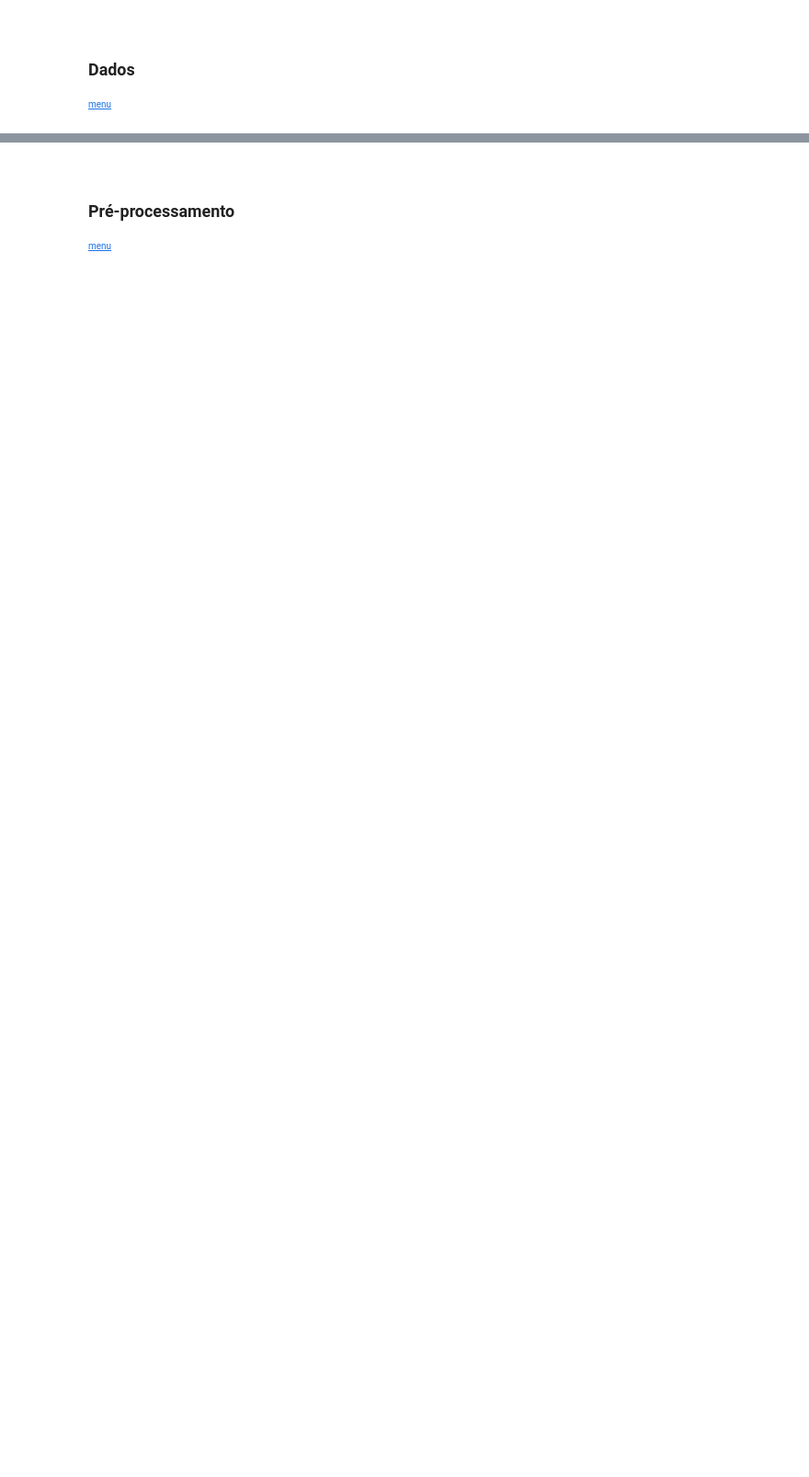
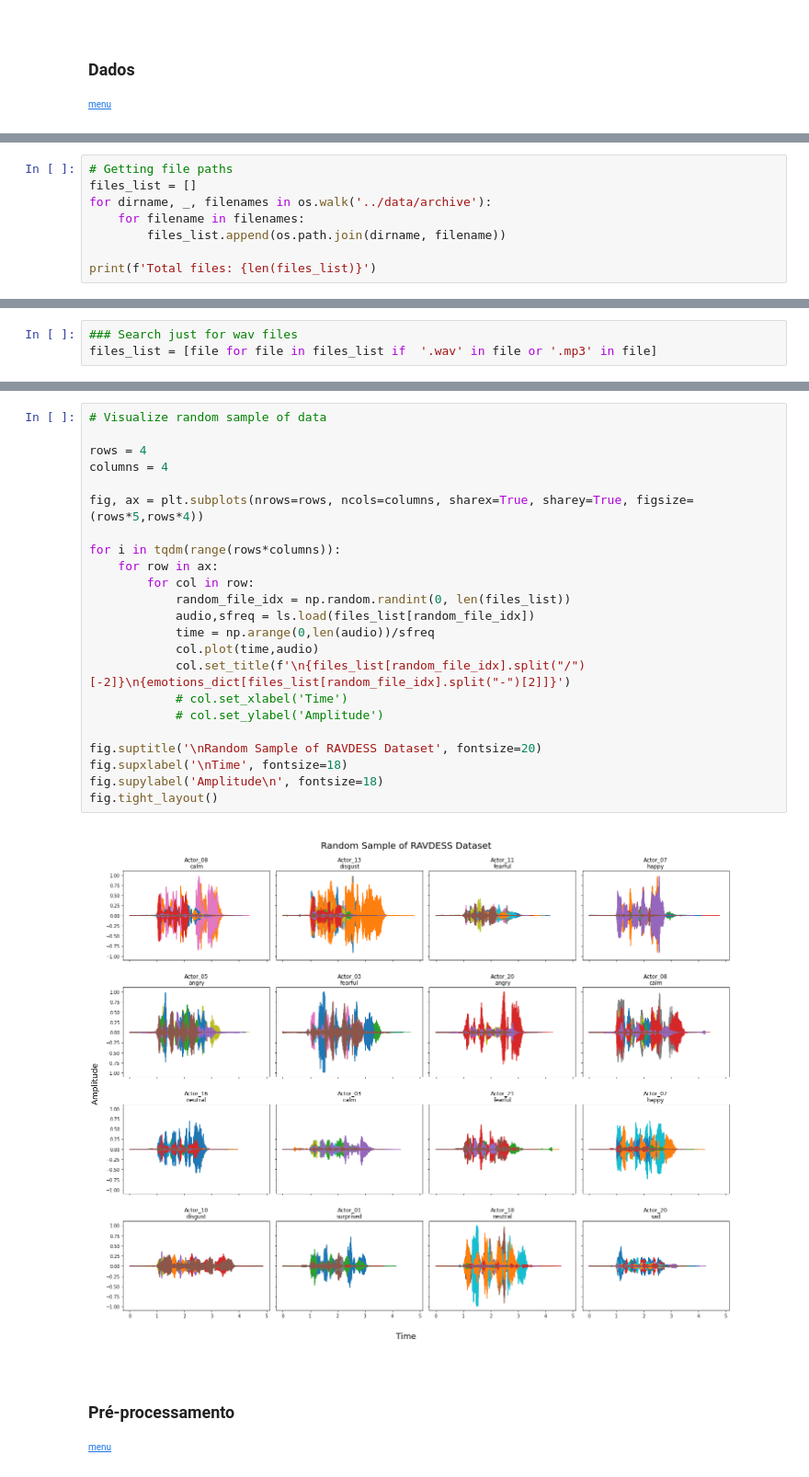
Before and after one commit to julio-valim/speech-sentiment-analysis, a Jupyter notebook: code/tcc.ipynb, the cells around one changed output, grey strips where cells are left out. Shown at 92% size. Drawn from its saved outputs; the diff is of its cells as text; blank space fills up the shorter version.

```diff
--- a/code/tcc.ipynb
+++ b/code/tcc.ipynb
@@ -65,0 +71,8 @@ fig.suptitle('Teste de visualização\nDistribuição normal');
+# %%
+# Getting file paths
+files_list = []
+for dirname, _, filenames in os.walk('../data/archive'):
+    for filename in filenames:
+        files_list.append(os.path.join(dirname, filename))
+
+print(f'Total files: {len(files_list)}')
@@ -65,0 +81,3 @@ fig.suptitle('Teste de visualização\nDistribuição normal');
+# %%
+### Search just for wav files
+files_list = [file for file in files_list if  '.wav' in file or '.mp3' in file]
@@ -66,3 +93,28 @@ fig.suptitle('Teste de visualização\nDistribuição normal');
+# %%
+# Visualize random sample of data
+
+rows = 4
+columns = 4
+
+fig, ax = plt.subplots(nrows=rows, ncols=columns, sharex=True, sharey=True, figsize=(rows*5,rows*4))
+
+for i in tqdm(range(rows*columns)):
+    for row in ax:
+        for col in row:
+            random_file_idx = np.random.randint(0, len(files_list))
+            audio,sfreq = ls.load(files_list[random_file_idx])
+            time = np.arange(0,len(audio))/sfreq
+            col.plot(time,audio)
+            col.set_title(f'\n{files_list[random_file_idx].split("/")[-2]}\n{emotions_dict[files_list[random_file_idx].split("-")[2]]}')
+            # col.set_xlabel('Time')
+            # col.set_ylabel('Amplitude')
+
+fig.suptitle('\nRandom Sample of RAVDESS Dataset', fontsize=20)
+fig.supxlabel('\nTime', fontsize=18)
+fig.supylabel('Amplitude\n', fontsize=18)
+fig.tight_layout()
+# %% [output]
+[figure, added]
 # %% [markdown]
 <br>
 <a id='prep'></a>
```
Also changed, not shown: parts of 21 cells of this notebook.
